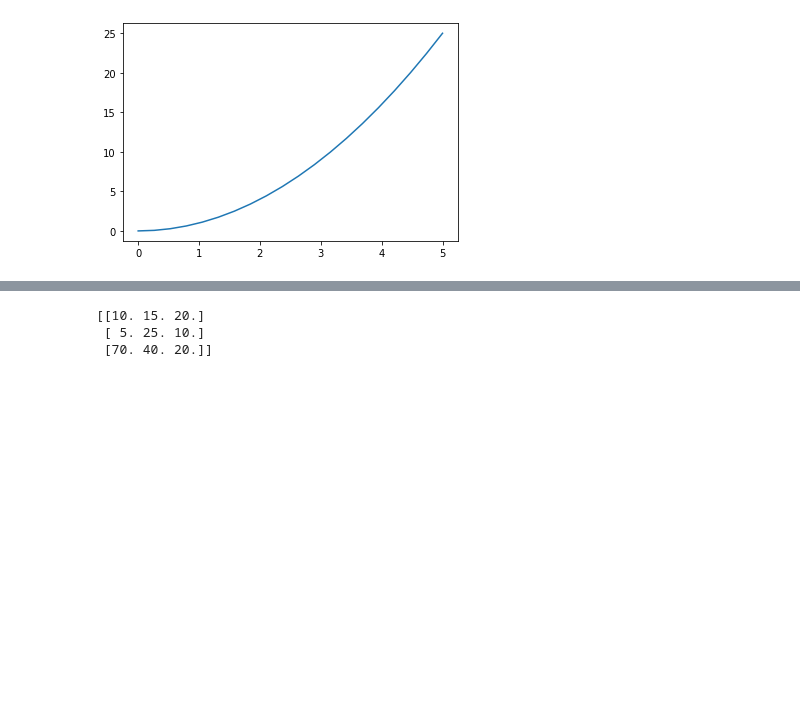
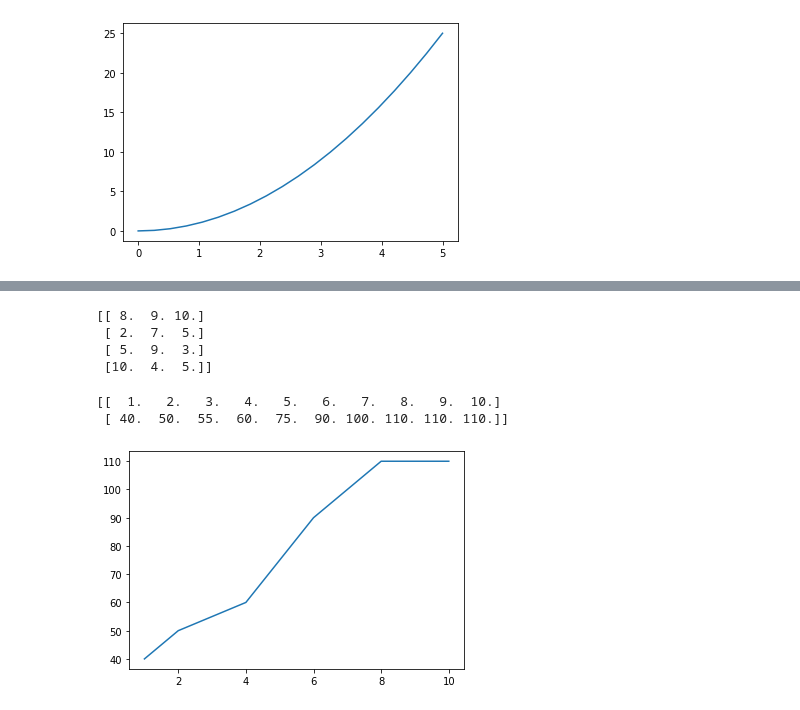
Before and after one commit to thanawutth/CPE1201, a Jupyter notebook: lab-w5-plotgraph1.ipynb, the cells around one changed output, grey strips where cells are left out. Drawn from its saved outputs; the diff is of its cells as text; code cells hidden in the pictures; blank space fills up the shorter version.

```diff
--- a/lab-w5-plotgraph1.ipynb
+++ b/lab-w5-plotgraph1.ipynb
@@ -53,8 +53,19 @@ c =  2
 # %%
+# pip install numpy
 import numpy as np
-A = np.loadtxt('matrixA.txt')
+A = np.loadtxt('A.txt')
 print(A)
 # %% [output]
-[[10. 15. 20.]
- [ 5. 25. 10.]
- [70. 40. 20.]]
+[[ 8.  9. 10.]
+ [ 2.  7.  5.]
+ [ 5.  9.  3.]
+ [10.  4.  5.]]
+# %%
+v = np.loadtxt('v.txt')
+print(v)
+plt.plot(v[0],v[1])
+plt.show()
+# %% [output]
+[[  1.   2.   3.   4.   5.   6.   7.   8.   9.  10.]
+ [ 40.  50.  55.  60.  75.  90. 100. 110. 110. 110.]]
+[figure, added]
```
Also changed, not shown: parts of 3 cells of this notebook.
